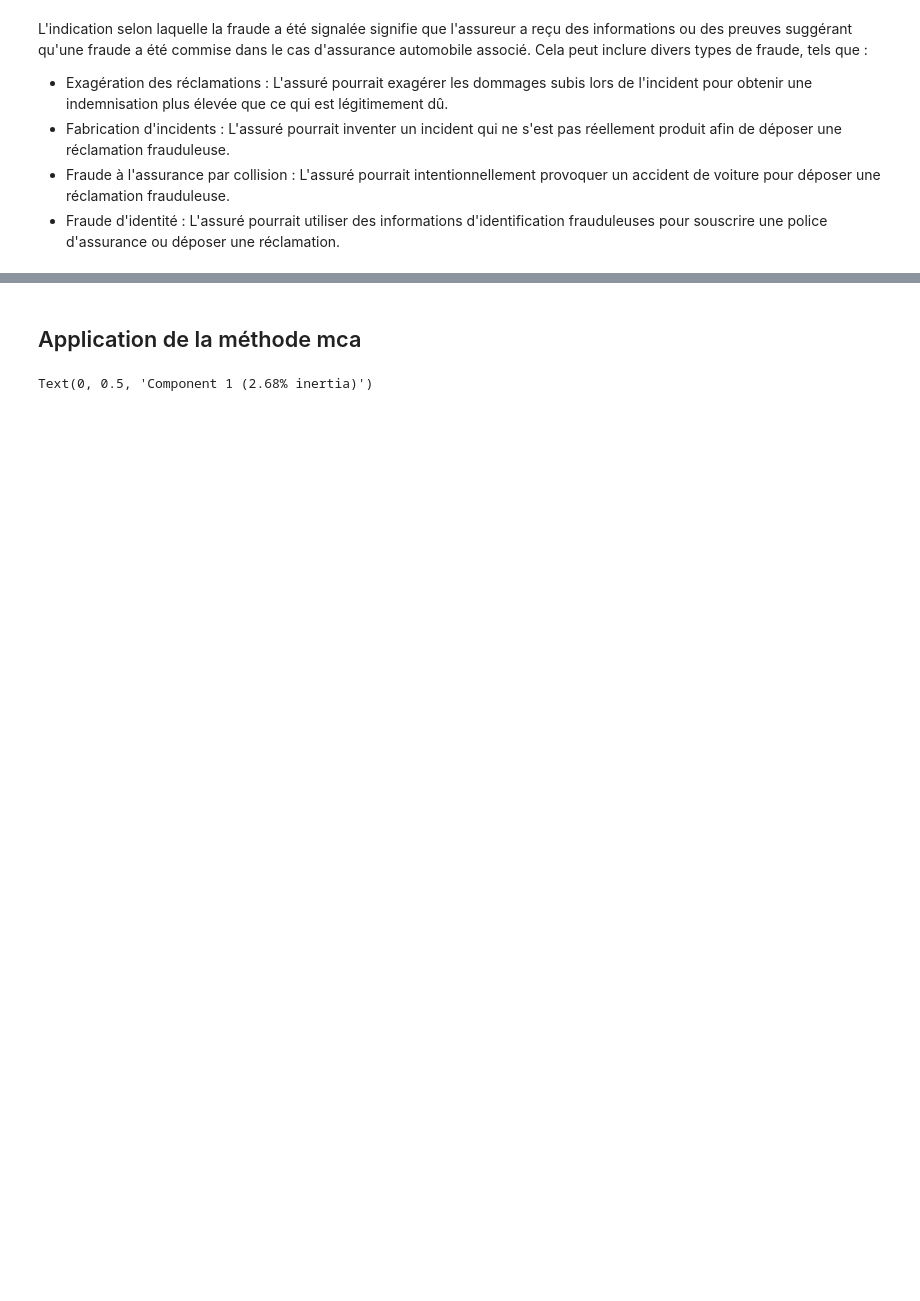
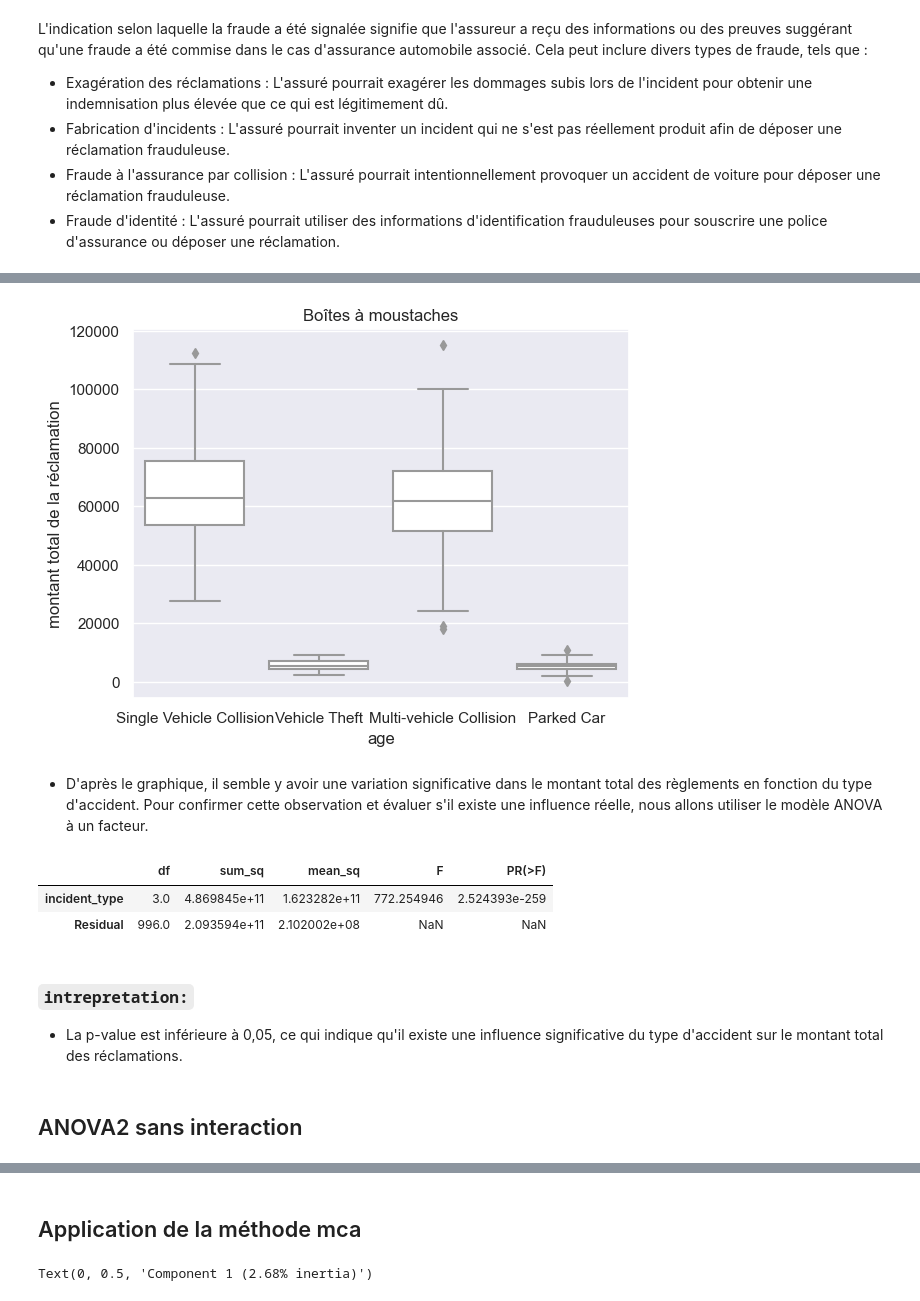
Before and after one commit to MohamedChaf/Analyse-de-donnees, a Jupyter notebook: inssurance.ipynb, the cells around one changed output, grey strips where cells are left out. Saved outputs shown, nothing was run; the diff lists cells and outputs as text; code cells hidden in the pictures; blank space fills up the shorter version.

```diff
--- a/inssurance.ipynb
+++ b/inssurance.ipynb
@@ -225,0 +260,24 @@ Problématique :
+# %%
+sns.set()
+
+ax = sns.boxplot(x="incident_type", y="total_claim_amount", data=data, color='white')
+plt.xlabel('age')
+plt.ylabel('montant total de la réclamation')
+plt.title('Boîtes à moustaches')
+plt.show()
+# %% [output]
+[figure, added]
+# %% [markdown]
+- D'après le graphique, il semble y avoir une variation significative dans le montant total des règlements en fonction du type d'accident. Pour confirmer cette observation et évaluer s'il existe une influence réelle, nous allons utiliser le modèle ANOVA à un facteur.
+# %%
+anova_age = smf.ols('total_claim_amount~incident_type', data=data).fit()
+sm.stats.anova_lm(anova_age)
+# %% [output]
+|  | df | sum_sq | mean_sq | F | PR(>F) |
+| incident_type | 3.0 | 4.869845e+11 | 1.623282e+11 | 772.254946 | 2.524393e-259 |
+| Residual | 996.0 | 2.093594e+11 | 2.102002e+08 | NaN | NaN |
+# %% [markdown]
+### `intrepretation:`
+- La p-value est inférieure à 0,05, ce qui indique qu'il existe une influence significative du type d'accident sur le montant total des réclamations.
+# %% [markdown]
+## ANOVA2 sans interaction
```
Also changed, not shown: parts of 79 cells of this notebook.
